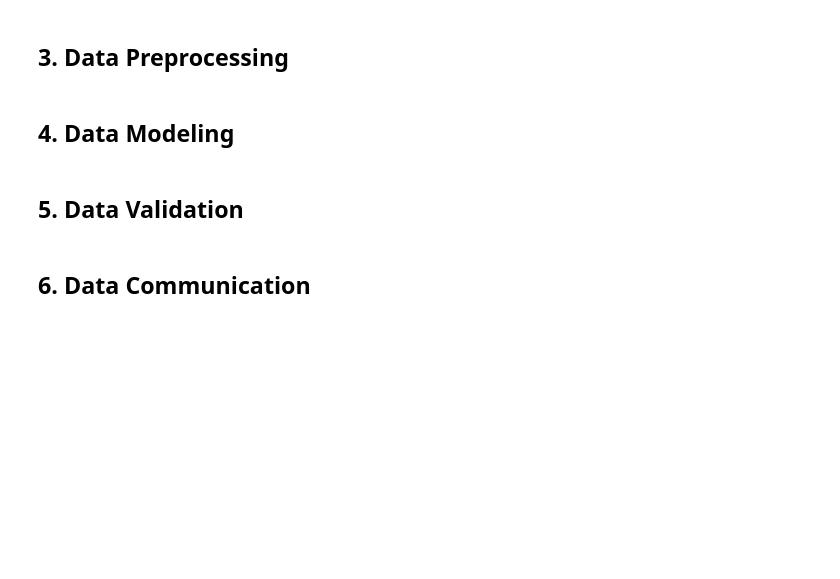
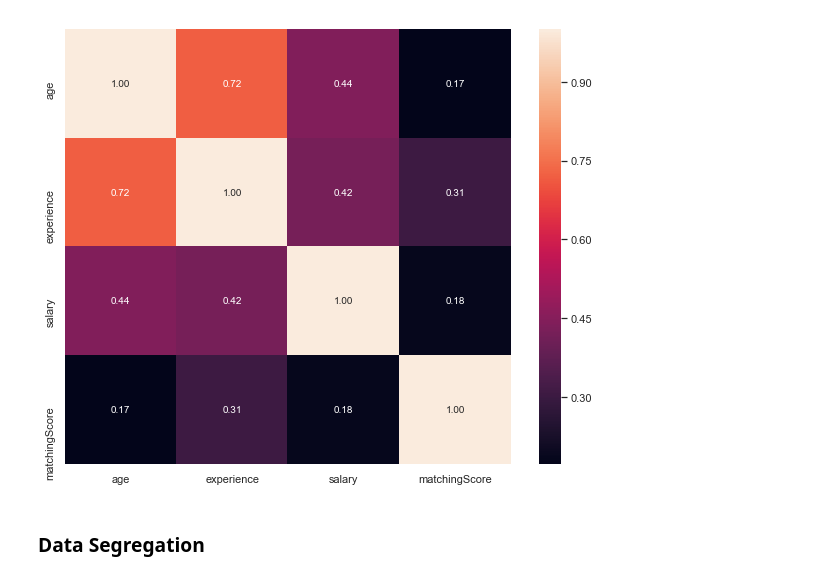
Before and after one commit to meTowhid/ResumeRecommendation, a Jupyter notebook: ResumeRecommendationModel.ipynb, the cells around one changed output. Saved outputs shown, nothing was run; the diff lists cells and outputs as text; code cells hidden in the pictures; blank space fills up the shorter version.

Commit message:
OmarFaruq vai's Model

```diff
--- a/ResumeRecommendationModel.ipynb
+++ b/ResumeRecommendationModel.ipynb
@@ -21,3 +186,5 @@ df = pd.read_excel("dataset.xlsx")
+# %%
+df = pd.get_dummies(df, columns=categorical_cols, prefix=categorical_cols)
 # %%
 df.shape
 # %% [output]
@@ -45,3 +191,0 @@ def filterFresher(row):
-# %%
-df['fresher'] = df.apply(lambda row: filterFresher(row), axis=1)
-df.head()
@@ -59,3 +191,0 @@ def categorizeSubject(row):
-# %%
-df['engineer'] = df.apply(lambda row: categorizeSubject(row), axis=1)
-df.head()
@@ -107,4 +191,0 @@ dtype: object
-# %%
-numerics = ['int16', 'int32', 'int64', 'float16', 'float32', 'float64']
-numerical_col = df.select_dtypes(include=numerics).columns.tolist()
-numerical_col
@@ -187,2 +191,0 @@ engineer --> []
-# %% [markdown]
-## 3. Data Preprocessing
@@ -193,6 +192,9 @@ for col in numerical_col:
-# %% [markdown]
-## 4. Data Modeling
-# %% [markdown]
-## 5. Data Validation
-# %% [markdown]
-## 6. Data Communication
+# %%
+corr = df[numerical_col+['matchingScore']].corr()
+fig, ax = plt.subplots(figsize=(10,8))
+sns.heatmap(corr,
+            xticklabels=corr.columns.values,
+            yticklabels=corr.columns.values,
+            annot=True, fmt=".2f");
+# %% [output]
+[figure, added]
@@ -198,0 +203,2 @@ for col in numerical_col:
+# %% [markdown]
+### Data Segregation
```
Also changed, not shown: parts of 65 cells of this notebook.
